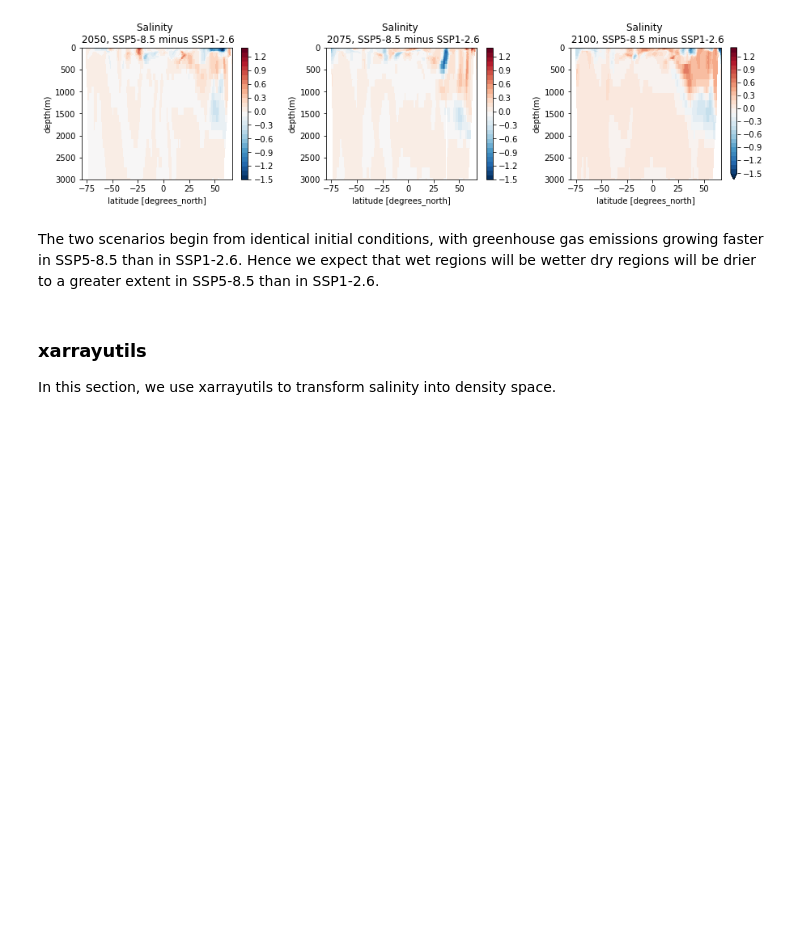
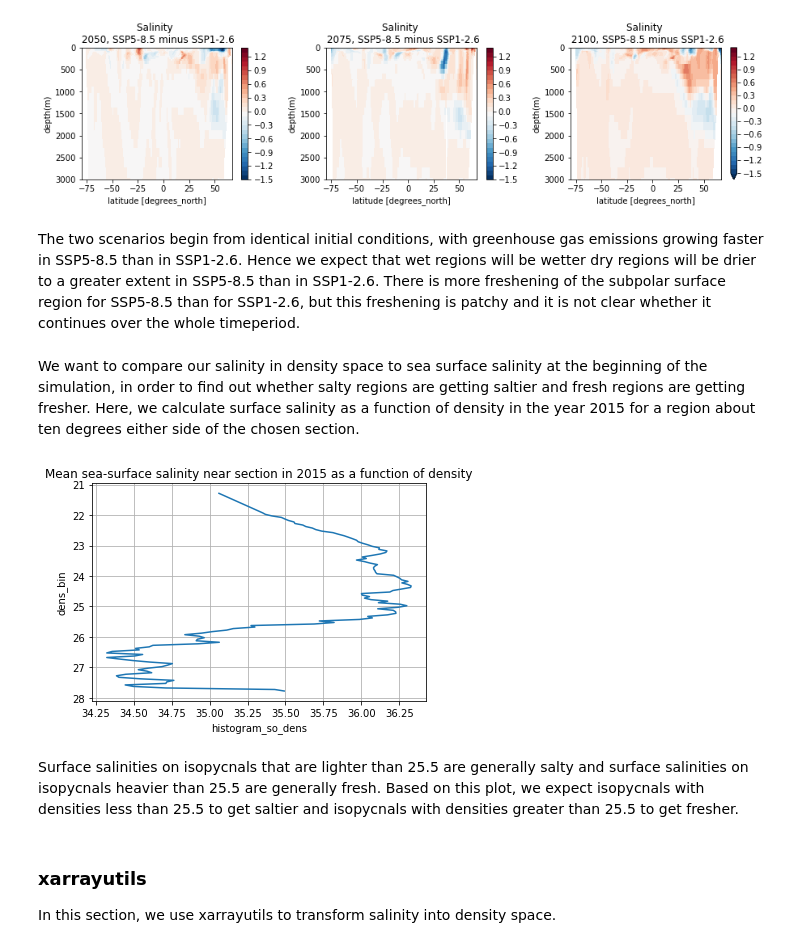
Before and after one commit to cspencerjones/vertical_regridding, a Jupyter notebook: xarrayutils_xlayers.ipynb, the cells around one changed output. Drawn from its saved outputs; the diff is of its cells as text; code cells hidden in the pictures; blank space fills up the shorter version.

```diff
--- a/xarrayutils_xlayers.ipynb
+++ b/xarrayutils_xlayers.ipynb
@@ -137,7 +151,7 @@ plt.subplots_adjust(wspace=0.3)
 # %% [output]
 [figure]
 # %% [markdown]
-The two scenarios begin from identical initial conditions, with greenhouse gas emissions growing faster in SSP5-8.5 than in SSP1-2.6. Hence we expect that wet regions will be wetter dry regions will be drier to a greater extent in SSP5-8.5 than in SSP1-2.6.
+The two scenarios begin from identical initial conditions, with greenhouse gas emissions growing faster in SSP5-8.5 than in SSP1-2.6. Hence we expect that wet regions will be wetter dry regions will be drier to a greater extent in SSP5-8.5 than in SSP1-2.6. There is more freshening of the subpolar surface region for SSP5-8.5 than for SSP1-2.6, but this freshening is patchy and it is not clear whether it continues over the whole timeperiod.
 # %%
 #Define lev_bounds to be the cell edges in the vertical, and fill nans with zeros
 dens126_xau = dens126_cs.assign_coords(lev_bounds = ds_thetao_ssp126.lev_bnds[:,1])
@@ -147,6 +161,27 @@ so126_xau['so'] = so126_xau['so'].fillna(0)
 dens585_xau = dens585_cs.assign_coords(lev_bounds = ds_thetao_ssp585.lev_bnds[:,1])
 so585_xau = ds_so_ssp585_cs.assign_coords(lev_bounds = ds_so_ssp585.lev_bnds[:,1])
 so585_xau['so'] = so585_xau['so'].fillna(0)
+# %% [markdown]
+We want to compare our salinity in density space to sea surface salinity at the beginning of the simulation, in order to find out whether salty regions are getting saltier and fresh regions are getting fresher. Here, we calculate surface salinity as a function of density in the year 2015 for a region about ten degrees either side of the chosen section.
+# %%
+#plotting sea surface salinity for year 2015 in density space
+from xhistogram.xarray import histogram
+bins1 = np.hstack([dens126_xau.dens.min().load().data[np.newaxis], np.arange(21.9,28, 0.05),
+                        dens126_xau.dens.max().load().data[np.newaxis]])
+bins2 = np.arange(32,38,0.1)
+da=ds_so_ssp126.so.isel(lev=0,i=slice(245,265))[(ds_so_ssp126.so['time.year']==2015)]
+db=dens126.dens.isel(lev=0,i=slice(245,265))[(dens126.dens['time.year']==2015)].chunk({'time':6})
+
+#histogram(da, db, bins=[bins2, bins1]).plot()#
+(histogram(da, db, bins=[bins2, bins1],weights=da).sum('so_bin')/histogram(da, db, bins=[bins2, bins1]).sum('so_bin')
+                                                                                  ).plot(y='dens_bin')
+plt.gca().invert_yaxis()
+plt.grid()
+plt.title('Mean sea-surface salinity near section in 2015 as a function of density');
+# %% [output]
+[figure, added]
+# %% [markdown]
+Surface salinities on isopycnals that are lighter than 25.5 are generally salty and surface salinities on isopycnals heavier than 25.5 are generally fresh. Based on this plot, we expect isopycnals with densities less than 25.5 to get saltier and isopycnals with densities greater than 25.5 to get fresher.
 # %% [markdown]
 ### xarrayutils
 In this section, we use xarrayutils to transform salinity into density space.
```
Also changed, not shown: parts of 12 cells of this notebook.
